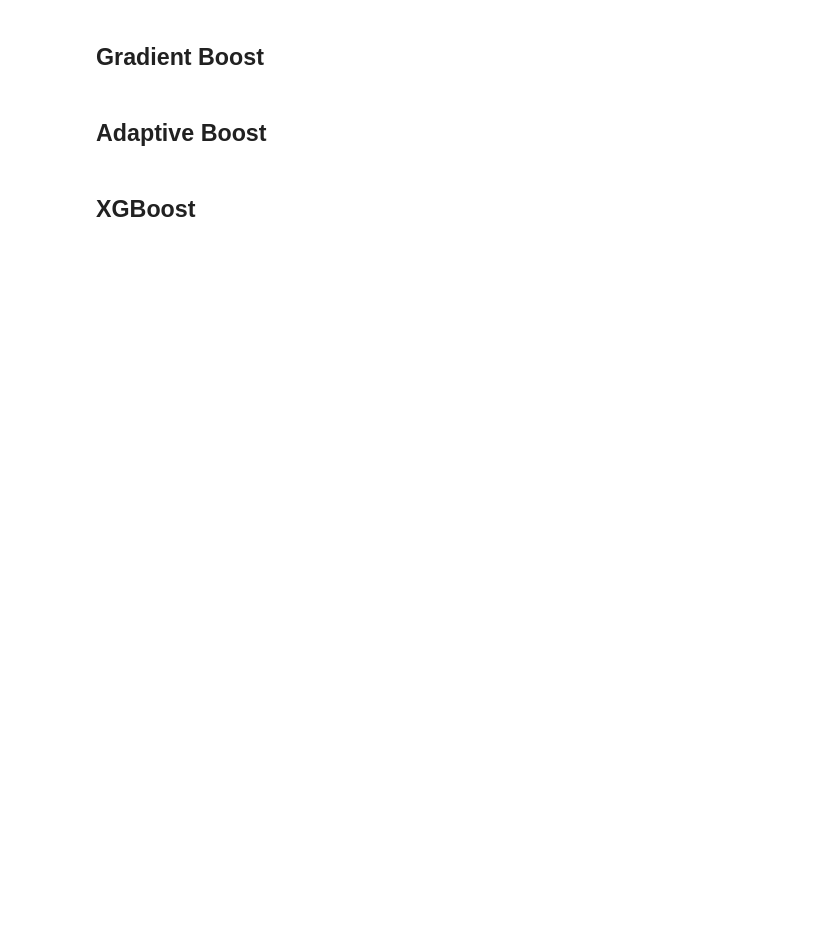
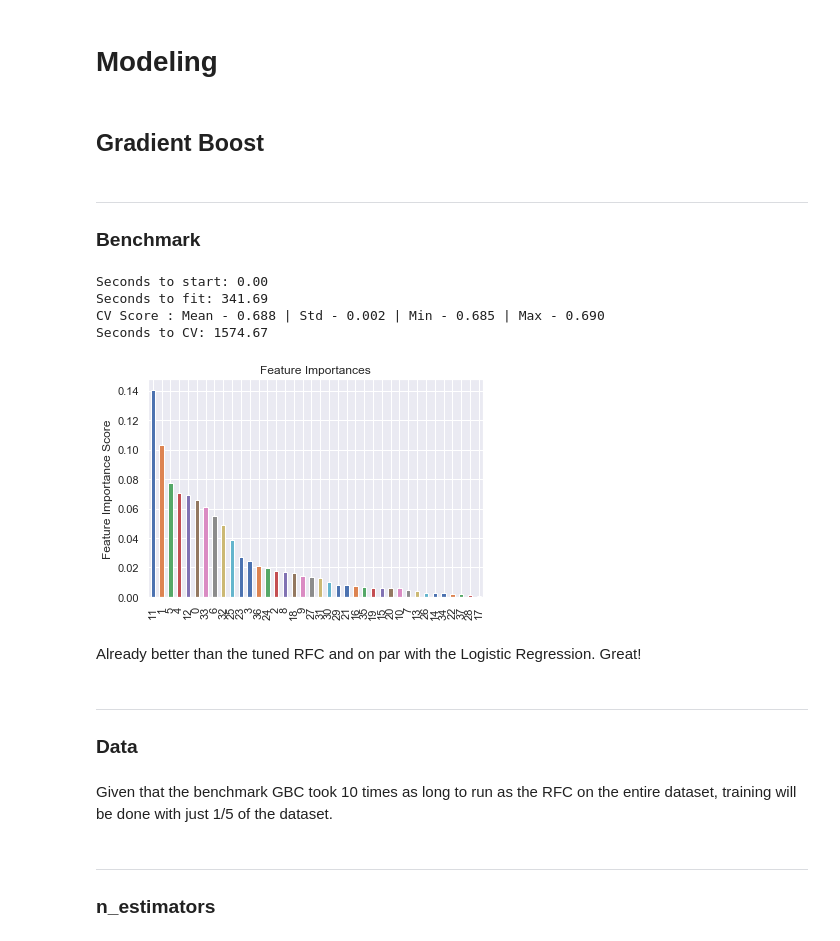
Before and after one commit to blairdev1023/kaggle_credit_comp, a Jupyter notebook: modeling_boosted.ipynb, the cells around one changed output. Drawn from its saved outputs; the diff is of its cells as text; code cells hidden in the pictures; blank space fills up the shorter version.

Commit message:
done with gradient boosted

```diff
--- a/modeling_boosted.ipynb
+++ b/modeling_boosted.ipynb
@@ -79,0 +93,5 @@ def cv_plotter(x, y, title, feature_label):
+# %%
+df = pd.read_csv('data/application_train_pca.csv')
+train = df[df.columns[2:]]
+target = df['target']
+df.head()
@@ -80,6 +106,24 @@ def cv_plotter(x, y, title, feature_label):
+# %% [markdown]
+# Modeling
 # %% [markdown]
 ## Gradient Boost
-# %% [markdown]
-## Adaptive Boost
 # %% [markdown]
-## XGBoost
+---
+### Benchmark
+# %%
+model = GradientBoostingClassifier()
+
+model_fit(model, train, target, feature_importance=True)
+# %% [output]
+Seconds to start: 0.00
+Seconds to fit: 341.69
+CV Score : Mean - 0.688 | Std - 0.002 | Min - 0.685 | Max - 0.690
+Seconds to CV: 1574.67
+[figure, added]
+# %% [markdown]
+Already better than the tuned RFC and on par with the Logistic Regression. Great!
+# %% [markdown]
+---
+### Data
+# %% [markdown]
+Given that the benchmark GBC took 10 times as long to run as the RFC on the entire dataset, training will be done with just 1/5 of the dataset.
@@ -85,0 +132,3 @@ def cv_plotter(x, y, title, feature_label):
+# %% [markdown]
+---
+### n_estimators
```
Also changed, not shown: parts of 51 cells of this notebook.
